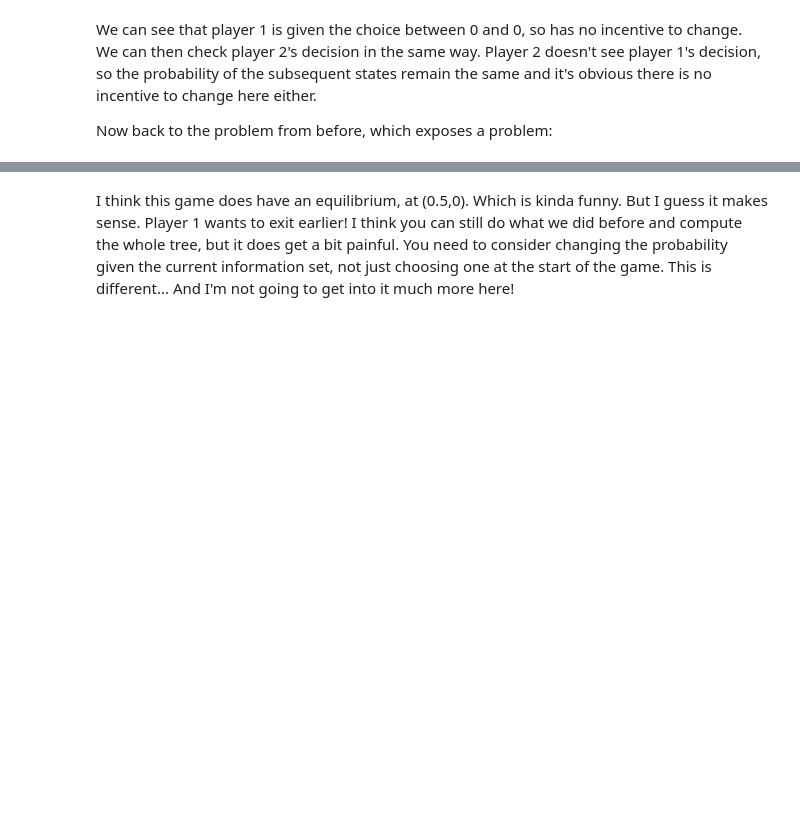
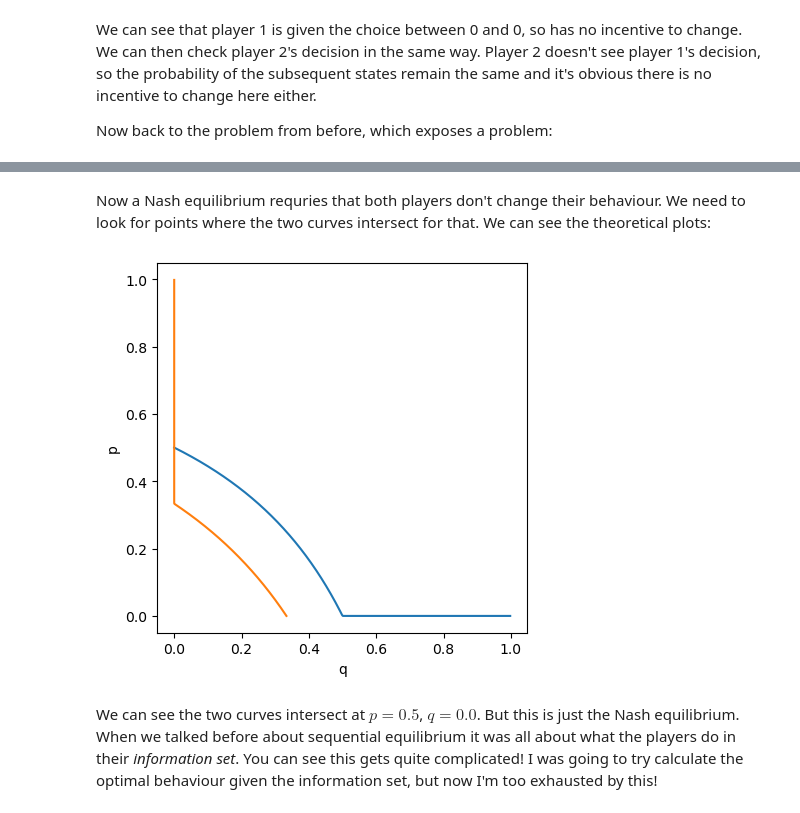
Before and after one commit to GiottoFrean/Multiagent_Systems, a Jupyter notebook: 5 Games with Sequential Actions/C - computing equilibria with the sequence form.ipynb, the cells around one changed output, grey strips where cells are left out. Drawn from its saved outputs; the diff is of its cells as text; code cells hidden in the pictures; blank space fills up the shorter version.

Commit message:
fixing up some old stuff, reviewing sequential equilibrium

```diff
--- a/5 Games with Sequential Actions/C - computing equilibria with the sequence form.ipynb
+++ b/5 Games with Sequential Actions/C - computing equilibria with the sequence form.ipynb
@@ -477,2 +537,15 @@ plt.show()
 # %% [markdown]
-I think this game does have an equilibrium, at (0.5,0). Which is kinda funny. But I guess it makes sense. Player 1 wants to exit earlier! I think you can still do what we did before and compute the whole tree, but it does get a bit painful. You need to consider changing the probability given the current information set, not just choosing one at the start of the game. This is different... And I'm not going to get into it much more here!
+Now a Nash equilibrium requries that both players don't change their behaviour. We need to look for points where the two curves intersect for that. We can see the theoretical plots:
+# %%
+plt.plot(q_sample, p_theory)
+plt.plot(q_theory, p_sample)
+plt.xlim(-0.01, 1)
+plt.ylim(-0.01, 1)
+plt.xlabel('q')
+plt.ylabel('p')
+plt.axis('square')
+plt.show()
+# %% [output]
+[figure, added]
+# %% [markdown]
+We can see the two curves intersect at $p=0.5$, $q=0.0$. But this is just the Nash equilibrium. When we talked before about sequential equilibrium it was all about what the players do in their *information set*. You can see this gets quite complicated! I was going to try calculate the optimal behaviour given the information set, but now I'm too exhausted by this!
```
Also changed, not shown: parts of 3 cells of this notebook.
